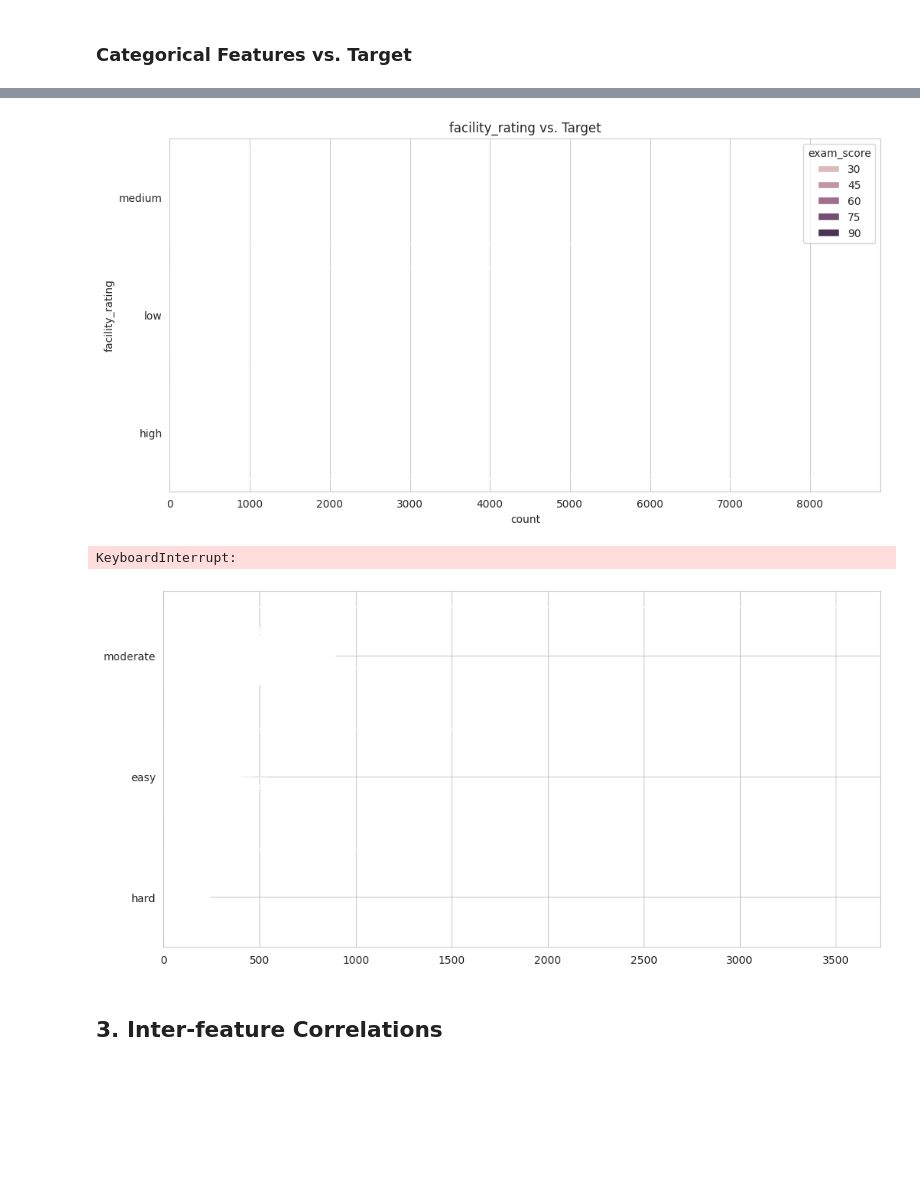
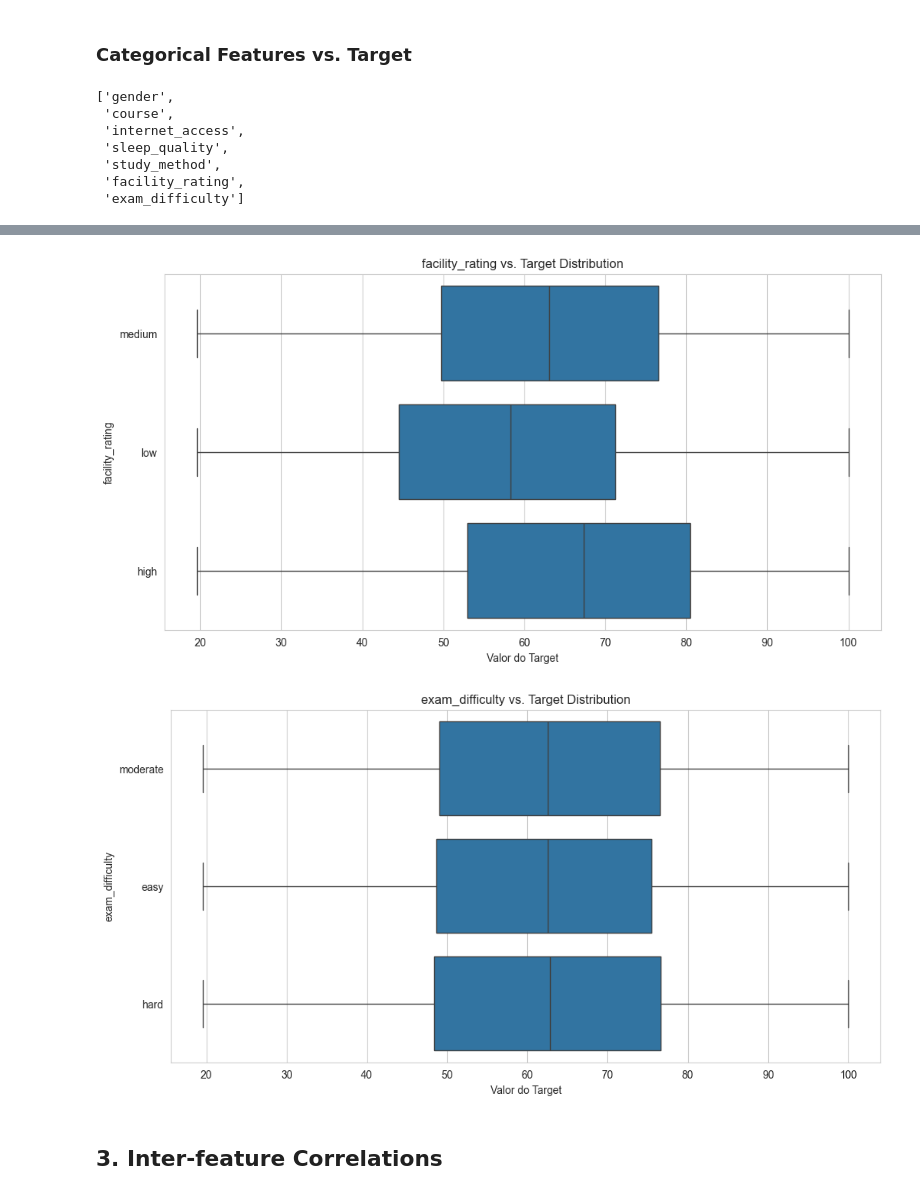
Before and after one commit to bivar/kaggle-s6e1-challenge, a Jupyter notebook: notebooks/exploratory/0.02-rab-eda-features.ipynb, the cells around one changed output, grey strips where cells are left out. Cells and saved outputs as stored; diff of their text form; code cells hidden in the pictures; blank space fills up the shorter version.

```diff
--- a/notebooks/exploratory/0.02-rab-eda-features.ipynb
+++ b/notebooks/exploratory/0.02-rab-eda-features.ipynb
@@ -108,9 +108,22 @@ for col in numerical_features:
 # %% [markdown]
 ### Categorical Features vs. Target
+# %%
+categorical_features
+# %% [output]
+['gender',
+ 'course',
+ 'internet_access',
+ 'sleep_quality',
+ 'study_method',
+ 'facility_rating',
+ 'exam_difficulty']
 # %%
 for col in categorical_features:
     plt.figure(figsize=(12, 6))
-    sns.countplot(y=col, hue=TARGET, data=train_df, order=train_df[col].value_counts().index)
-    plt.title(f'{col} vs. Target')
+    sns.boxplot(y=col, x=TARGET, data=train_df, order=train_df[col].value_counts().index)
+
+    plt.title(f'{col} vs. Target Distribution')
+    plt.xlabel('Valor do Target')
+    plt.ylabel(col)
     plt.show()
 # %% [output]
@@ -122,6 +135,5 @@ for col in categorical_features:
-[figure, old version]
+[figure, new version]
-KeyboardInterrupt:
-[figure, old version]
+[figure, new version]
 # %% [markdown]
 ## 3. Inter-feature Correlations
 # %%
```
Also changed, not shown: parts of 3 cells of this notebook, 16 other files.
